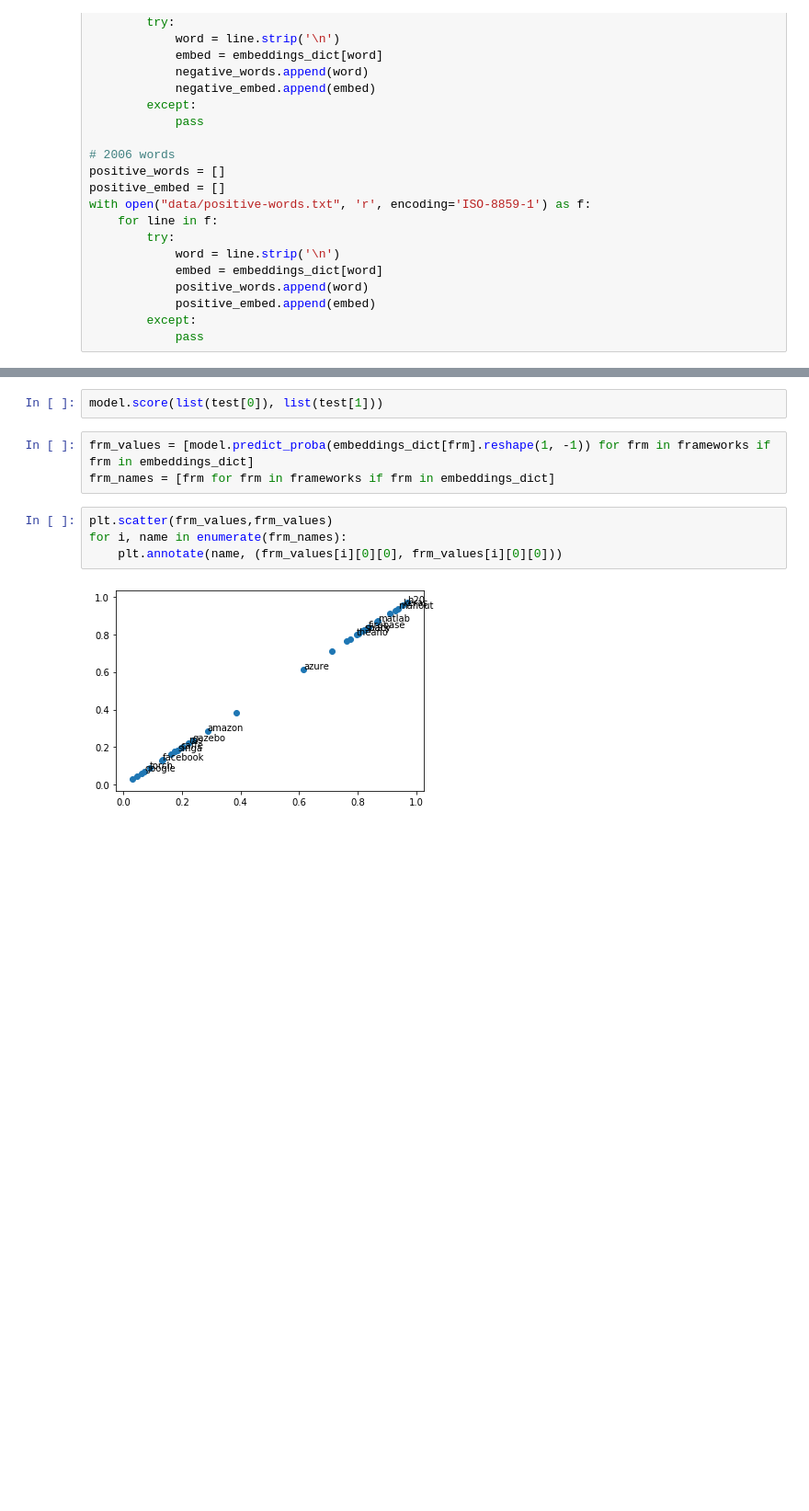
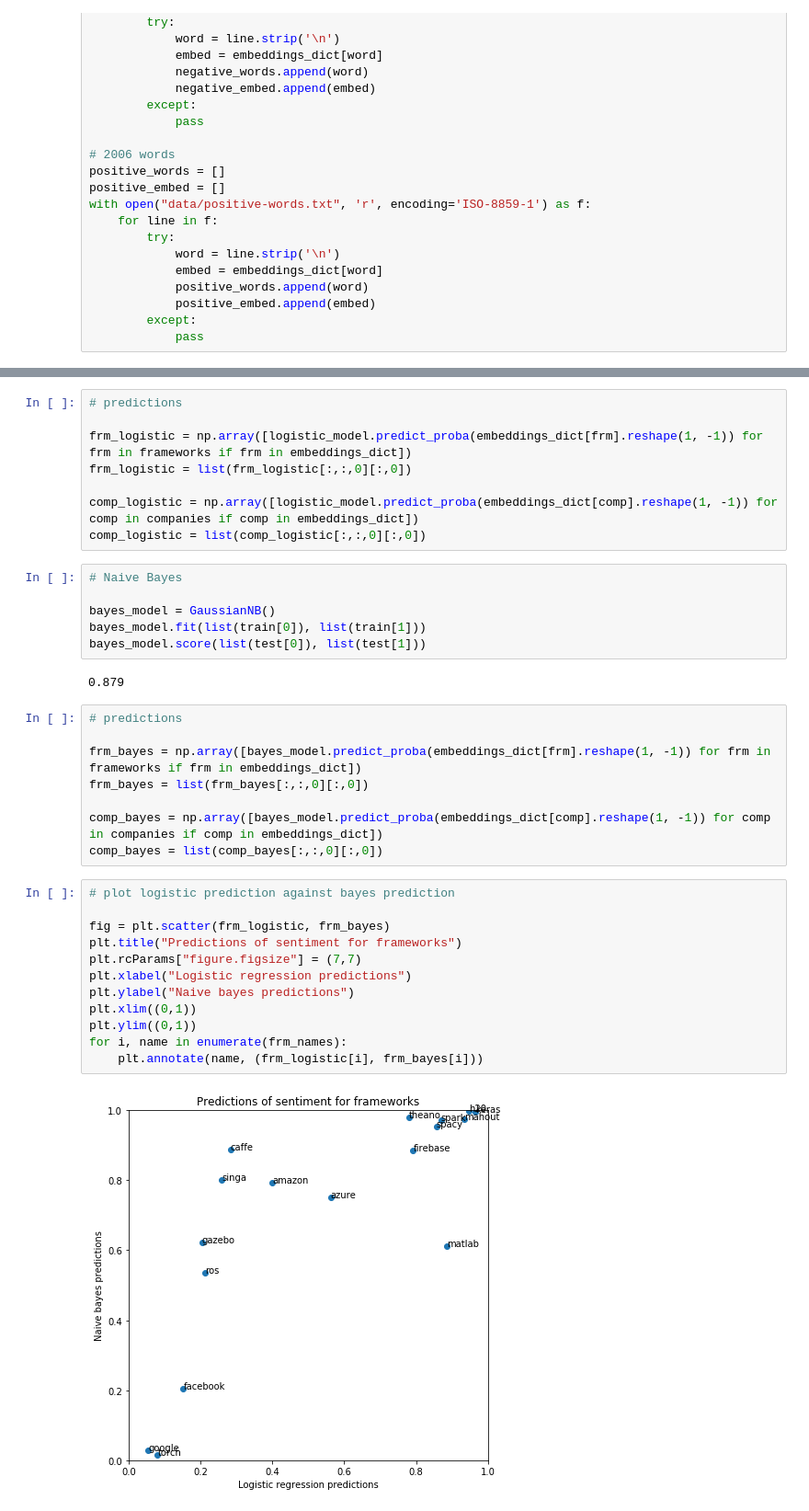
Before and after one commit to flono/BiasInWordEmbeddings, a Jupyter notebook: WordEmbeddings.ipynb, the cells around one changed output, grey strips where cells are left out. Shown at 92% size. Saved outputs shown, nothing was run; the diff lists cells and outputs as text; blank space fills up the shorter version.

Commit message:
added naive bayes classifer and nice plots to view the results

```diff
--- a/WordEmbeddings.ipynb
+++ b/WordEmbeddings.ipynb
@@ -713,11 +720,38 @@ LogisticRegression(C=1.0, class_weight=None, dual=False, fit_intercept=True,
+# %%
+# predictions
+
+frm_logistic = np.array([logistic_model.predict_proba(embeddings_dict[frm].reshape(1, -1)) for frm in frameworks if frm in embeddings_dict])
+frm_logistic = list(frm_logistic[:,:,0][:,0])
+
+comp_logistic = np.array([logistic_model.predict_proba(embeddings_dict[comp].reshape(1, -1)) for comp in companies if comp in embeddings_dict])
+comp_logistic = list(comp_logistic[:,:,0][:,0])
 # %%
-model.score(list(test[0]), list(test[1]))
+# Naive Bayes
+
+bayes_model = GaussianNB()
+bayes_model.fit(list(train[0]), list(train[1]))
+bayes_model.score(list(test[0]), list(test[1]))
+# %% [output]
+0.879
 # %%
-frm_values = [model.predict_proba(embeddings_dict[frm].reshape(1, -1)) for frm in frameworks if frm in embeddings_dict]
-frm_names = [frm for frm in frameworks if frm in embeddings_dict]
+# predictions
+
+frm_bayes = np.array([bayes_model.predict_proba(embeddings_dict[frm].reshape(1, -1)) for frm in frameworks if frm in embeddings_dict])
+frm_bayes = list(frm_bayes[:,:,0][:,0])
+
+comp_bayes = np.array([bayes_model.predict_proba(embeddings_dict[comp].reshape(1, -1)) for comp in companies if comp in embeddings_dict])
+comp_bayes = list(comp_bayes[:,:,0][:,0])
-# %%
-plt.scatter(frm_values,frm_values)
-for i, name in enumerate(frm_names):
-    plt.annotate(name, (frm_values[i][0][0], frm_values[i][0][0]))
-# %% [output]
-[figure, removed]
+# %%
+# plot logistic prediction against bayes prediction
+
+fig = plt.scatter(frm_logistic, frm_bayes)
+plt.title("Predictions of sentiment for frameworks")
+plt.rcParams["figure.figsize"] = (7,7)
+plt.xlabel("Logistic regression predictions")
+plt.ylabel("Naive bayes predictions")
+plt.xlim((0,1))
+plt.ylim((0,1))
+for i, name in enumerate(frm_names):
+    plt.annotate(name, (frm_logistic[i], frm_bayes[i]))
+# %% [output]
+[figure, added]
```
Also changed, not shown: parts of 7 cells of this notebook, 2 other files.
